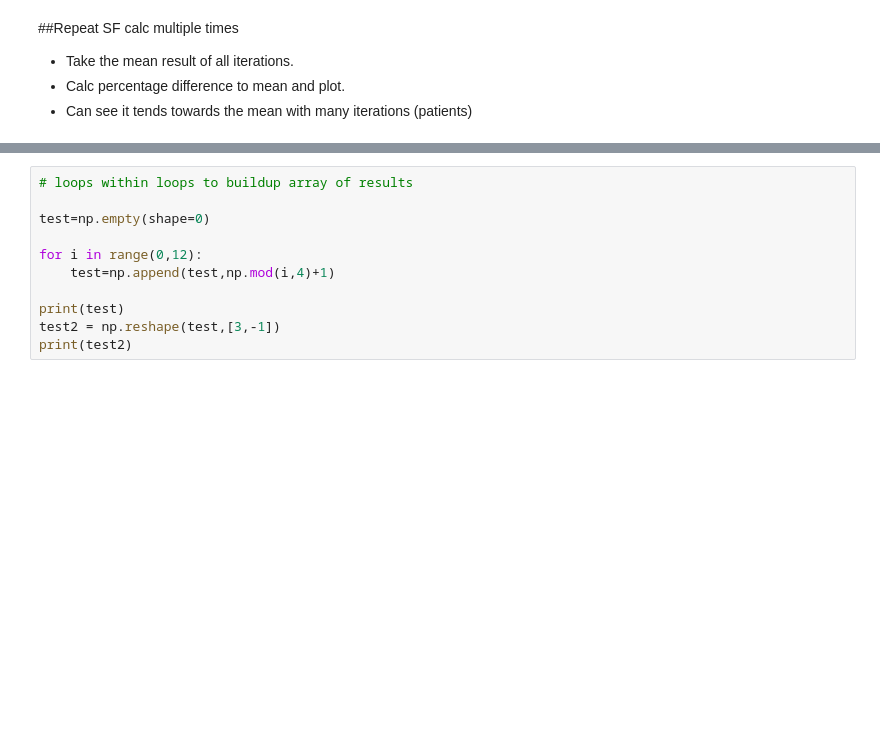
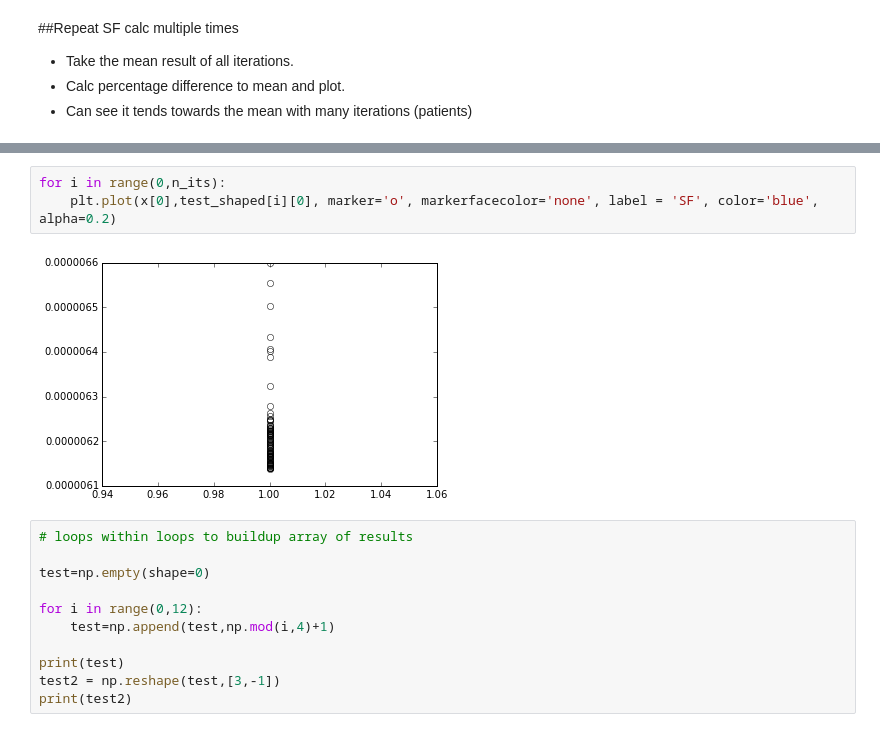
Before and after one commit to mbolt01/InitialCode, a Jupyter notebook: Survival Fraction.ipynb, the cells around one changed output, grey strips where cells are left out. Saved outputs shown, nothing was run; the diff lists cells and outputs as text; blank space fills up the shorter version.

```diff
--- a/Survival Fraction.ipynb
+++ b/Survival Fraction.ipynb
@@ -654,3 +665,8 @@ plt.ticklabel_format(style='sci', axis='y', scilimits=(0,0))
+# %%
+for i in range(0,n_its):
+    plt.plot(x[0],test_shaped[i][0], marker='o', markerfacecolor='none', label = 'SF', color='blue', alpha=0.2)
+# %% [output]
+[figure, added]
 # %%
 # loops within loops to buildup array of results
 
```
Also changed, not shown: parts of 8 cells of this notebook.
